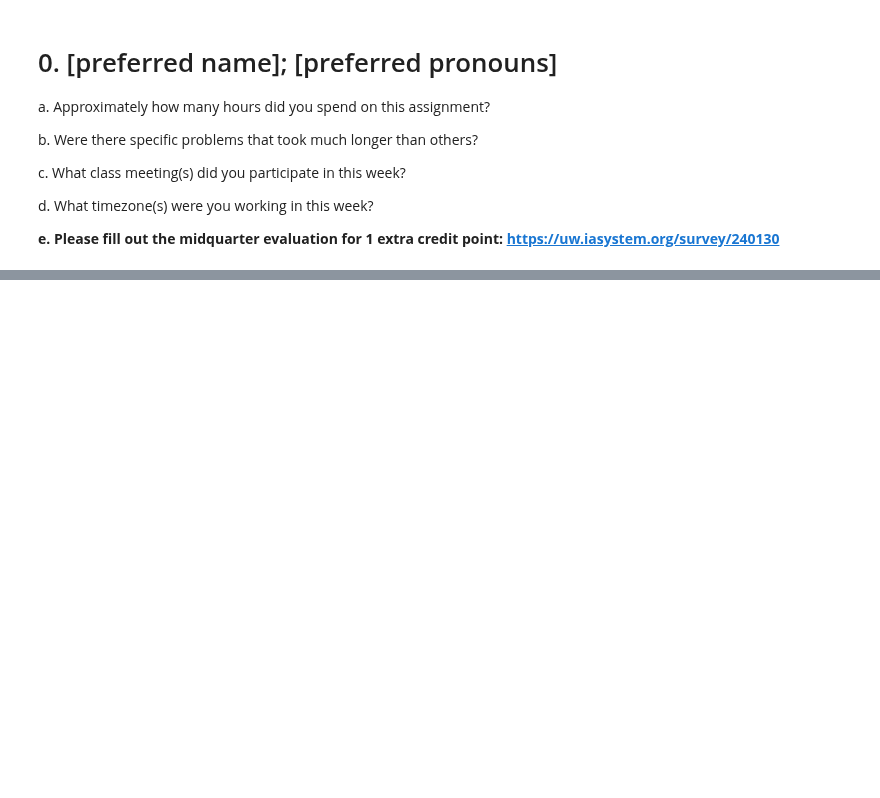
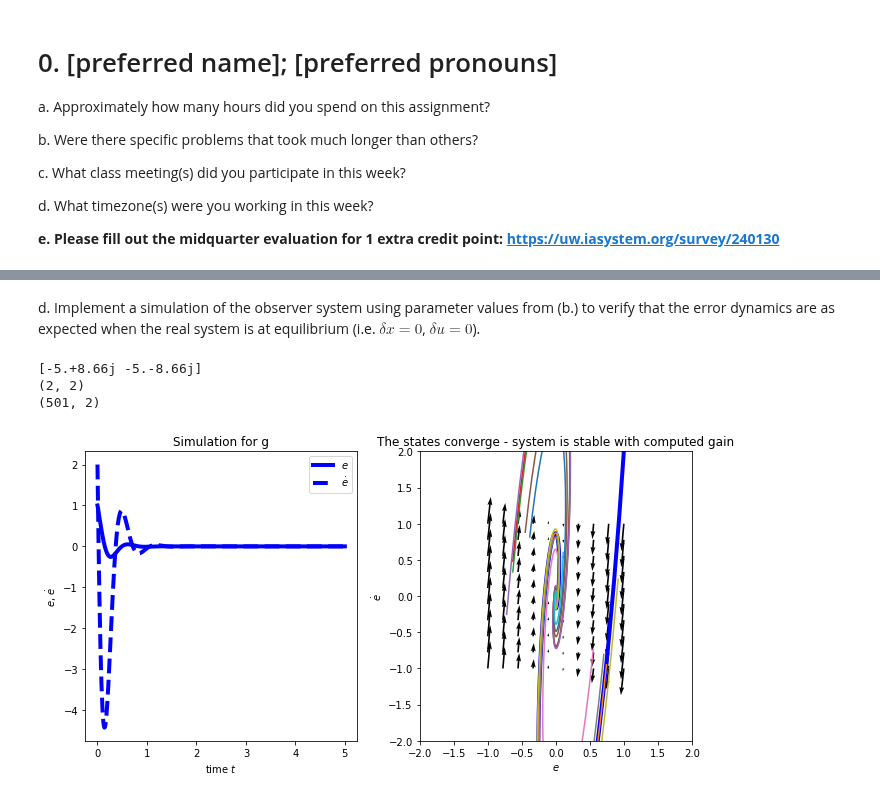
Before and after one commit to JGSuw/ee447_hw_solutions_public, a Jupyter notebook: 447_hw6_solution.ipynb, the cells around one changed output, grey strips where cells are left out. Drawn from its saved outputs; the diff is of its cells as text; code cells hidden in the pictures; blank space fills up the shorter version.

```diff
--- a/447_hw6_solution.ipynb
+++ b/447_hw6_solution.ipynb
@@ -193,0 +337,76 @@ e. Implement a simulation where you use the observer from (g.) to obtain the sta
+# %% [markdown]
+
+d. Implement a simulation of the observer system using parameter values from (b.) to verify that the error dynamics are as expected when the real system is at equilibrium (i.e. $\delta x = 0$, $\delta u = 0$).
+# %%
+Atilde = A-np.multiply(L,C)
+
+# compute eigenvalues of Atilde
+v,w = np.linalg.eig(Atilde)
+print(v)
+print(Atilde.shape)
+# first see whether c is stable
+def obs_LTI(t,e,u):
+    # e = np.array(e)
+    # e = np.squeeze(e)
+    # print(e.shape)
+    try:
+      e1 = e[0]
+      e2 = e[1]
+      e = np.array([e1,e2])
+    except:
+      e1 = e[0,0]
+      e2 = e[0,1]
+      e = np.array([e1,e2])
+    output = np.dot(e,Atilde.T)
+    e = np.array([output[0], output[1]])
+    return e
+
+plt.figure(figsize=(10,5))
+dt = 1e-2
+# initial condition
+#e10,e20 = (1.,2.)
+e0 = np.array([1., 2.])
+
+# simulation time−−
+t = 5
+
+t_,e_ = numerical_simulation(obs_LTI,t,e0,dt=dt,ut=lambda t : 0)
+print(e_.shape)
+e_,de_ = e_[:,0],e_[:,1]
+
+# state vs time
+ax = plt.subplot(1,2,1)
+ax.set_xlabel(r'time $t$')
+ax.set_ylabel(r'$e$, $\dot{e}$')
+plt.plot(t_,e_,'b',lw=4,label=r'$e$')
+plt.plot(t_,de_,'b--',lw=4,label=r'$\dot{e}$')
+plt.legend()
+plt.title('Simulation for g')
+
+# phase portrait / "quiver" plot
+ax = plt.subplot(1,2,2)
+e, ed = np.meshgrid(np.linspace(-1,+1, 10), np.linspace(-1, +1, 10))
+de,ded = np.asarray([obs_LTI(0.,(e,de),0.).flatten() for e,de in zip(e.flatten(),ed.flatten())]).T
+de,ded = de.reshape(de.shape),ded.reshape(ed.shape)
+ax.quiver(e,ed,de,ded)
+ax.set_xlabel(r'$e$')
+ax.set_ylabel(r'$\dot{e}$')
+ax.set_ylim((-2,2))
+ax.set_xlim((-2,2))
+ax.plot(e_,de_,'b',lw=4)
+plt.title('The states converge - system is stable with computed gain')
+
+for _ in range(10):
+  # random initial condition in [-1,+1] x [-1,+1] square
+  e0 = 2*(np.random.rand(2) - .5)
+  t_,e_ = numerical_simulation(obs_LTI,t,e0,dt=dt,ut=lambda t : 0)
+  e_,de_ = e_[:,0],e_[:,1]
+  ax.plot(e_,de_)
+
+
+plt.tight_layout()
+# %% [output]
+[-5.+8.66j -5.-8.66j]
+(2, 2)
+(501, 2)
+[figure, added]
```
Also changed, not shown: parts of 7 cells of this notebook.
